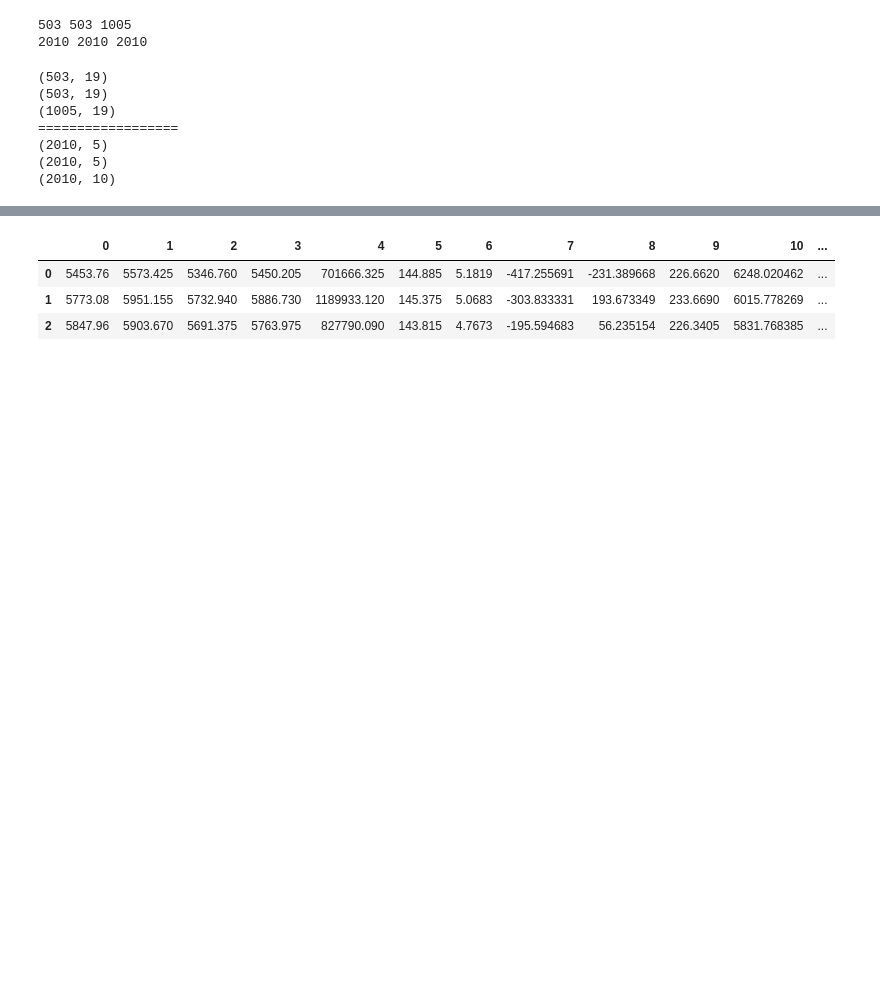
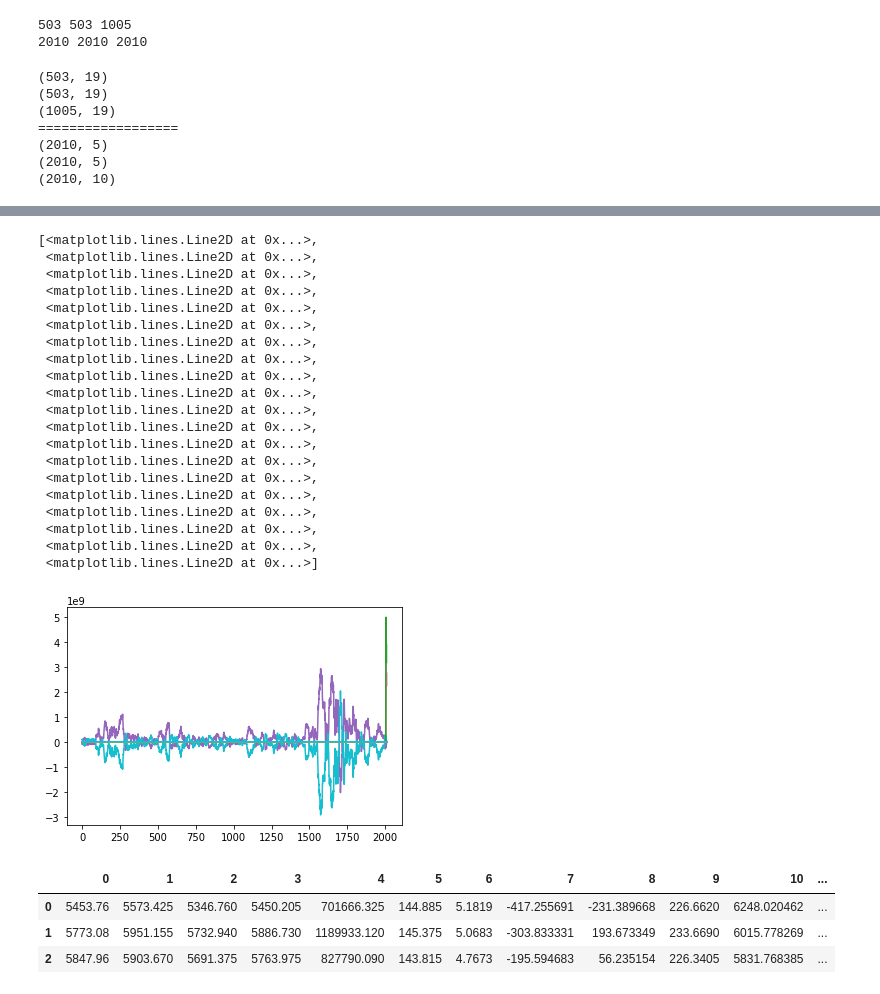
Before and after one commit to timothyyu/wsae-lstm, a Jupyter notebook: notebooks/6a_wavelet_axis_decomp_check.ipynb, the cells around one changed output, grey strips where cells are left out. Cells and saved outputs as stored; diff of their text form; code cells hidden in the pictures; blank space fills up the shorter version.

Commit message:
6a wavelet axis decomp continued

```diff
--- a/notebooks/6a_wavelet_axis_decomp_check.ipynb
+++ b/notebooks/6a_wavelet_axis_decomp_check.ipynb
@@ -84,3 +84,8 @@ print(cD1_alt.shape)
 (2010, 5)
 (2010, 5)
 (2010, 10)
+# %%
+# test concat of dataframe from wavelet denoise along vertical axis
+frames = [pd.DataFrame(cA2_alt), pd.DataFrame(cD2_alt), pd.DataFrame(cD1_alt)]
+vertical_df_test = pd.concat(frames,axis=1)
+len(vertical_df_test)
@@ -87,3 +101,27 @@ print(cD1_alt.shape)
+# %%
+plt.plot(vertical_df_test)
+# %% [output]
+[<matplotlib.lines.Line2D at 0x...>,
+ <matplotlib.lines.Line2D at 0x...>,
+ <matplotlib.lines.Line2D at 0x...>,
+ <matplotlib.lines.Line2D at 0x...>,
+ <matplotlib.lines.Line2D at 0x...>,
+ <matplotlib.lines.Line2D at 0x...>,
+ <matplotlib.lines.Line2D at 0x...>,
+ <matplotlib.lines.Line2D at 0x...>,
+ <matplotlib.lines.Line2D at 0x...>,
+ <matplotlib.lines.Line2D at 0x...>,
+ <matplotlib.lines.Line2D at 0x...>,
+ <matplotlib.lines.Line2D at 0x...>,
+ <matplotlib.lines.Line2D at 0x...>,
+ <matplotlib.lines.Line2D at 0x...>,
+ <matplotlib.lines.Line2D at 0x...>,
+ <matplotlib.lines.Line2D at 0x...>,
+ <matplotlib.lines.Line2D at 0x...>,
+ <matplotlib.lines.Line2D at 0x...>,
+ <matplotlib.lines.Line2D at 0x...>,
+ <matplotlib.lines.Line2D at 0x...>]
+[figure, added]
 # %%
 pd.DataFrame(cA2).head(3)
 # %% [output]
```
Also changed, not shown: parts of 2 cells of this notebook, 1 other file.
